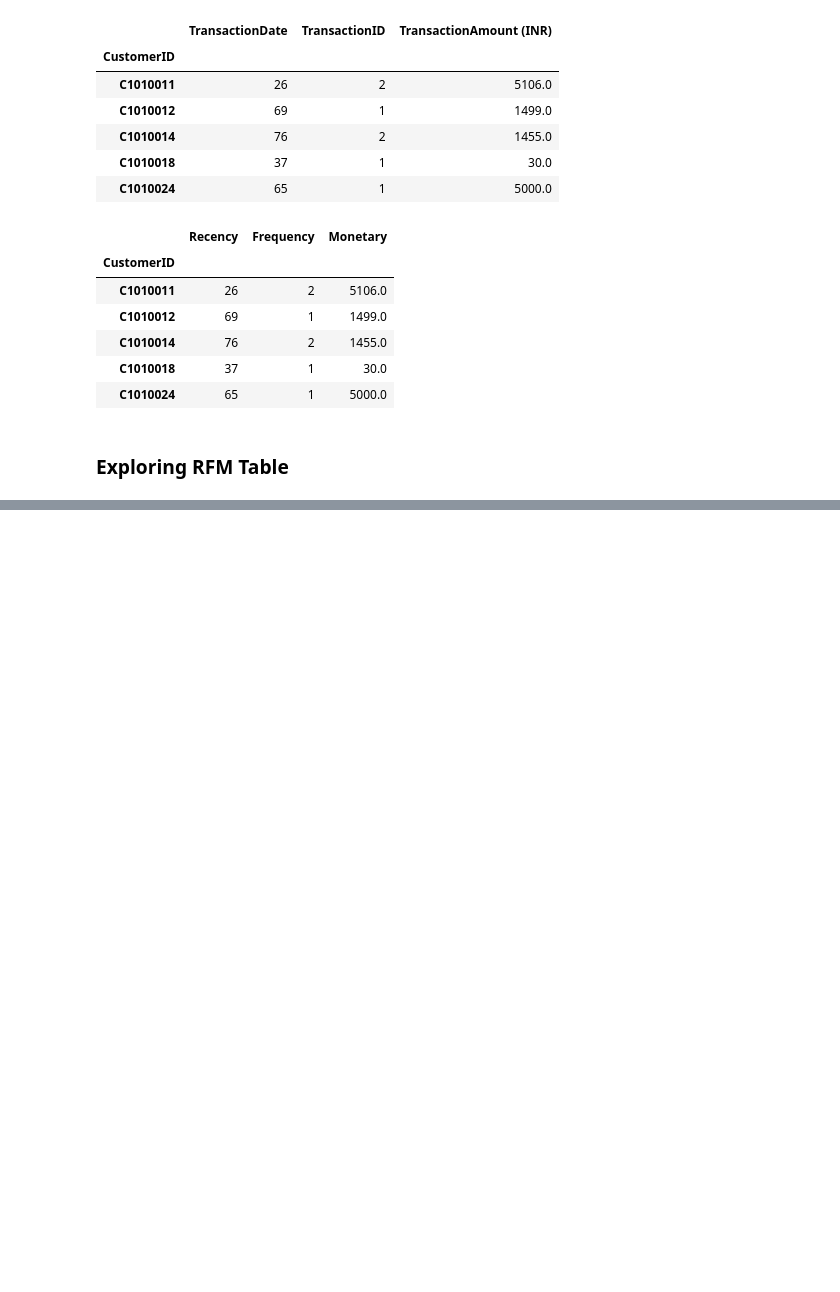
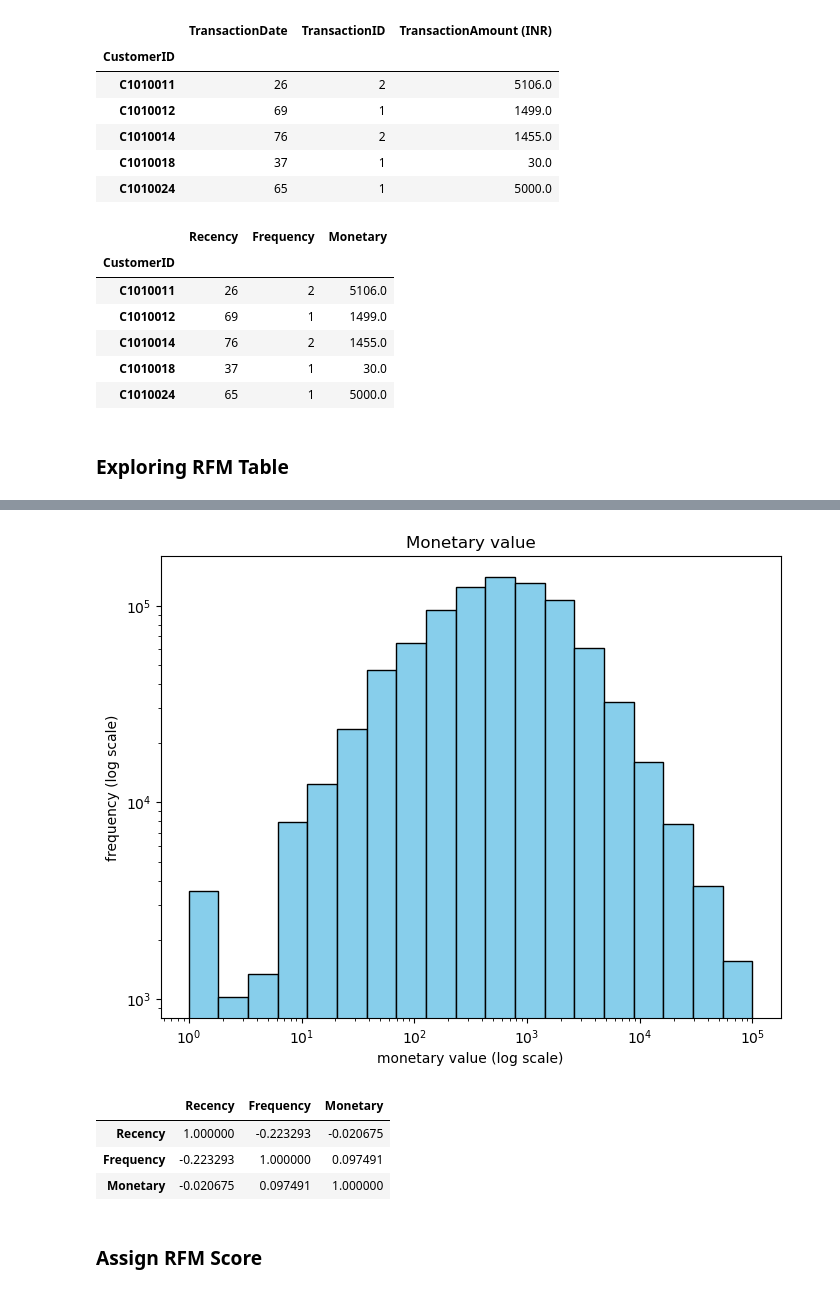
Before and after one commit to willifet/BankTrust-Customer_Customer-Segmentation-Project, a Jupyter notebook: Notebook/BankTrust RFM.ipynb, the cells around one changed output, grey strips where cells are left out. Saved outputs shown, nothing was run; the diff lists cells and outputs as text; code cells hidden in the pictures; blank space fills up the shorter version.

```diff
--- a/Notebook/BankTrust RFM.ipynb
+++ b/Notebook/BankTrust RFM.ipynb
@@ -422,0 +432,20 @@ for x, col in enumerate(columns):
+# %%
+plt.figure(figsize=(8,6))
+plt.hist(RFM_Table['Monetary'], bins = np.logspace(0,5,20), color = 'skyblue', edgecolor = 'black')
+plt.title("Monetary value")
+plt.xlabel('monetary value (log scale)')
+plt.ylabel('frequency (log scale)')
+plt.xscale('log')
+plt.yscale('log')
+plt.show()
+# %% [output]
+[figure, added]
+# %%
+RFM_Table.corr()
+# %% [output]
+|  | Recency | Frequency | Monetary |
+| Recency | 1.000000 | -0.223293 | -0.020675 |
+| Frequency | -0.223293 | 1.000000 | 0.097491 |
+| Monetary | -0.020675 | 0.097491 | 1.000000 |
+# %% [markdown]
+### Assign RFM Score
```
Also changed, not shown: parts of 41 cells of this notebook, 1 other file.
